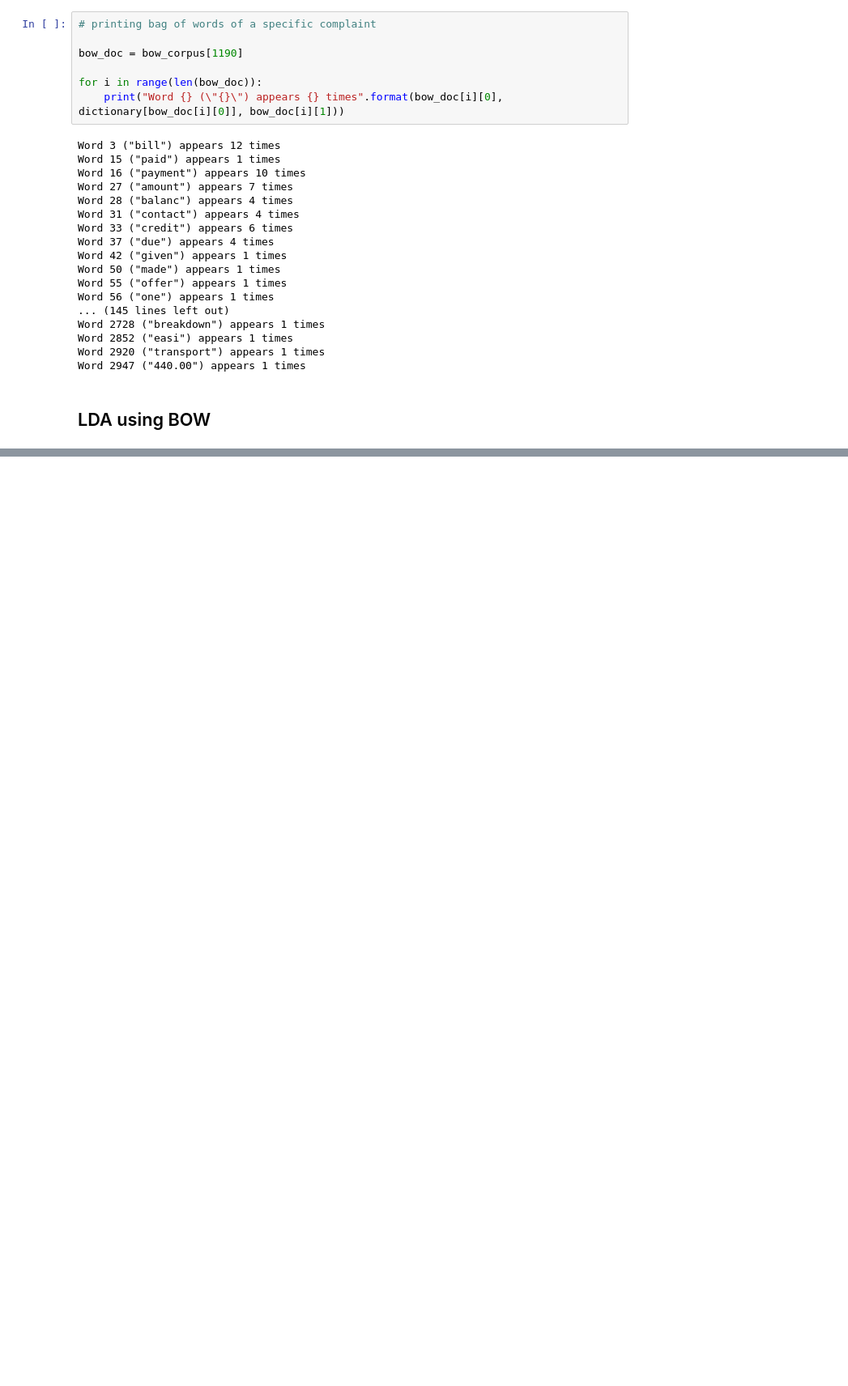
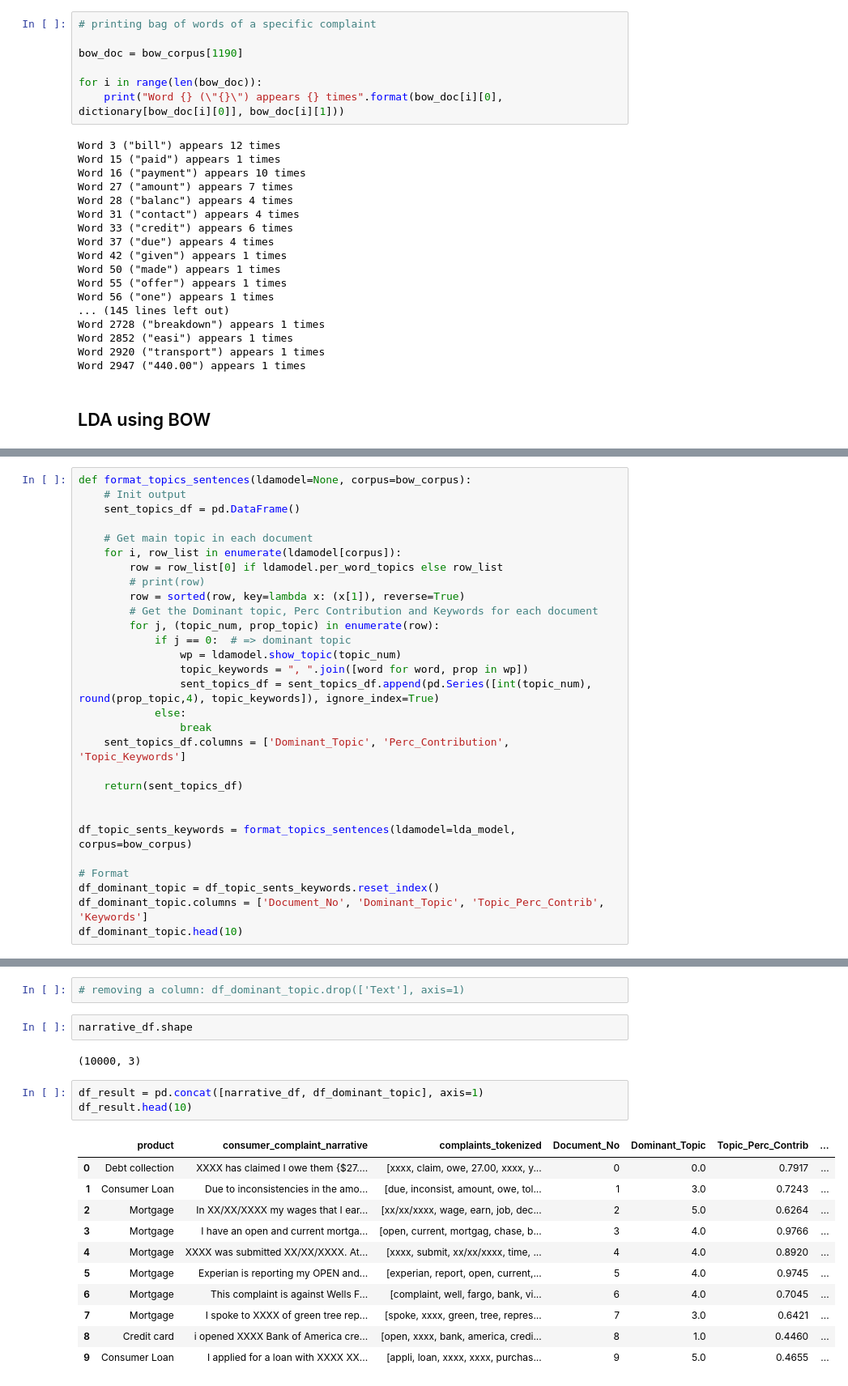
Before and after one commit to PrakritiAilavadi/Kaggle, a Jupyter notebook: topic-modelling-bank-dataset.ipynb, the cells around one changed output, grey strips where cells are left out. Shown at 81% size. Saved outputs shown, nothing was run; the diff lists cells and outputs as text; blank space fills up the shorter version.

```diff
--- a/topic-modelling-bank-dataset.ipynb
+++ b/topic-modelling-bank-dataset.ipynb
@@ -244,0 +351,29 @@ Word 2947 ("440.00") appears 1 times
+# %%
+def format_topics_sentences(ldamodel=None, corpus=bow_corpus):
+    # Init output
+    sent_topics_df = pd.DataFrame()
+
+    # Get main topic in each document
+    for i, row_list in enumerate(ldamodel[corpus]):
+        row = row_list[0] if ldamodel.per_word_topics else row_list
+        # print(row)
+        row = sorted(row, key=lambda x: (x[1]), reverse=True)
+        # Get the Dominant topic, Perc Contribution and Keywords for each document
+        for j, (topic_num, prop_topic) in enumerate(row):
+            if j == 0:  # => dominant topic
+                wp = ldamodel.show_topic(topic_num)
+                topic_keywords = ", ".join([word for word, prop in wp])
+                sent_topics_df = sent_topics_df.append(pd.Series([int(topic_num), round(prop_topic,4), topic_keywords]), ignore_index=True)
+            else:
+                break
+    sent_topics_df.columns = ['Dominant_Topic', 'Perc_Contribution', 'Topic_Keywords']
+
+    return(sent_topics_df)
+
+
+df_topic_sents_keywords = format_topics_sentences(ldamodel=lda_model, corpus=bow_corpus)
+
+# Format
+df_dominant_topic = df_topic_sents_keywords.reset_index()
+df_dominant_topic.columns = ['Document_No', 'Dominant_Topic', 'Topic_Perc_Contrib', 'Keywords']
+df_dominant_topic.head(10)
@@ -244,0 +392,21 @@ Word 2947 ("440.00") appears 1 times
+# %%
+# removing a column: df_dominant_topic.drop(['Text'], axis=1)
+# %%
+narrative_df.shape
+# %% [output]
+(10000, 3)
+# %%
+df_result = pd.concat([narrative_df, df_dominant_topic], axis=1)
+df_result.head(10)
+# %% [output]
+|  | product | consumer_complaint_narrative | complaints_tokenized | Document_No | Dominant_Topic | Topic_Perc_Contrib | ... |
+| 0 | Debt collection | XXXX has claimed I owe them {$27.... | [xxxx, claim, owe, 27.00, xxxx, y... | 0 | 0.0 | 0.7917 | ... |
+| 1 | Consumer Loan | Due to inconsistencies in the amo... | [due, inconsist, amount, owe, tol... | 1 | 3.0 | 0.7243 | ... |
+| 2 | Mortgage | In XX/XX/XXXX my wages that I ear... | [xx/xx/xxxx, wage, earn, job, dec... | 2 | 5.0 | 0.6264 | ... |
+| 3 | Mortgage | I have an open and current mortga... | [open, current, mortgag, chase, b... | 3 | 4.0 | 0.9766 | ... |
+| 4 | Mortgage | XXXX was submitted XX/XX/XXXX. At... | [xxxx, submit, xx/xx/xxxx, time, ... | 4 | 4.0 | 0.8920 | ... |
+| 5 | Mortgage | Experian is reporting my OPEN and... | [experian, report, open, current,... | 5 | 4.0 | 0.9745 | ... |
+| 6 | Mortgage | This complaint is against Wells F... | [complaint, well, fargo, bank, vi... | 6 | 4.0 | 0.7045 | ... |
+| 7 | Mortgage | I spoke to XXXX of green tree rep... | [spoke, xxxx, green, tree, repres... | 7 | 3.0 | 0.6421 | ... |
+| 8 | Credit card | i opened XXXX Bank of America cre... | [open, xxxx, bank, america, credi... | 8 | 1.0 | 0.4460 | ... |
+| 9 | Consumer Loan | I applied for a loan with XXXX XX... | [appli, loan, xxxx, xxxx, purchas... | 9 | 5.0 | 0.4655 | ... |
```
Also changed, not shown: parts of 19 cells of this notebook.
